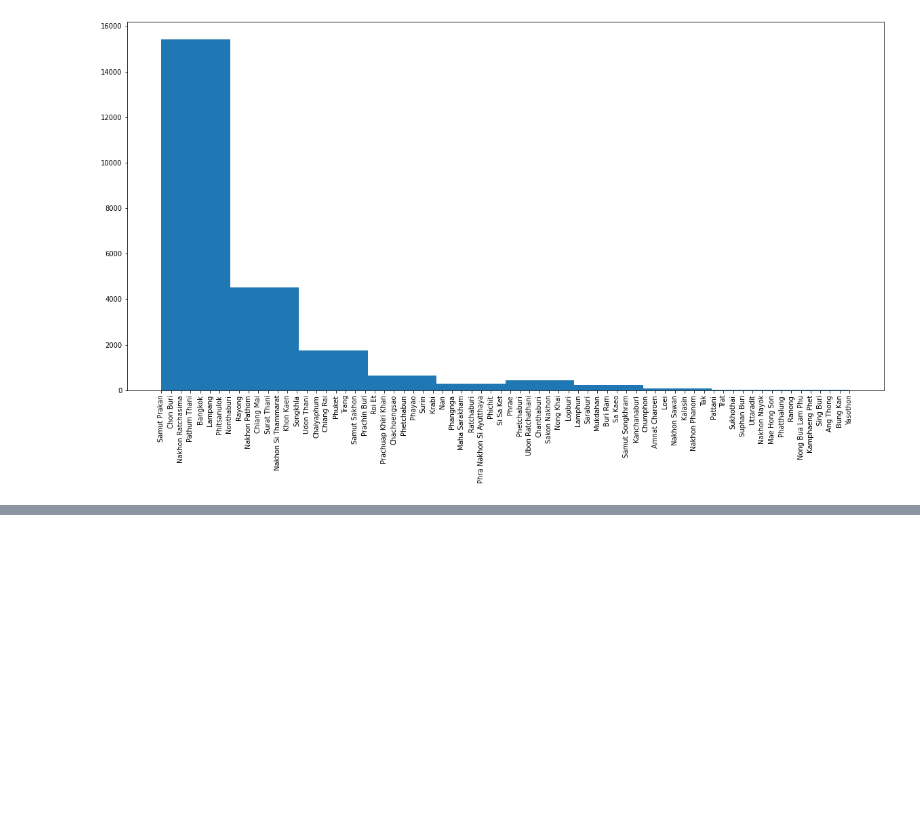
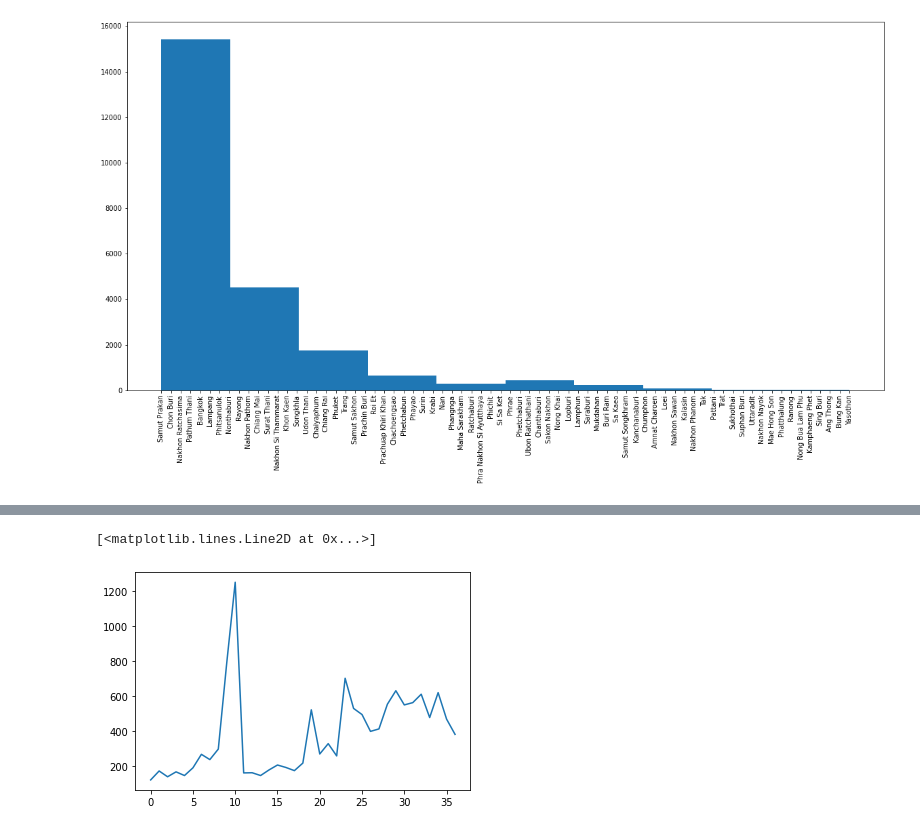
Before and after one commit to Phruetti/DPDM65, a Jupyter notebook: pandas101.ipynb, the cells around one changed output, grey strips where cells are left out. Drawn from its saved outputs; the diff is of its cells as text; code cells hidden in the pictures; blank space fills up the shorter version.

```diff
--- a/pandas101.ipynb
+++ b/pandas101.ipynb
@@ -211,0 +257,3 @@ plt.xticks(rotation='vertical');
+# %%
+rent = pd.read_csv('/content/drive/MyDrive/DPDM65/opendata_volume_listing_rent.csv')
+rent.head()
@@ -211,0 +287,7 @@ plt.xticks(rotation='vertical');
+# %%
+data = rent[rent['listing_district_name_en']=='CHATUCHAK'].sort_values(by=['transction_year','transction_month'])['volume_of_rental']
+# %%
+plt.plot(range(len(data)),data)
+# %% [output]
+[<matplotlib.lines.Line2D at 0x...>]
+[figure, added]
```
Also changed, not shown: parts of 41 cells of this notebook.
